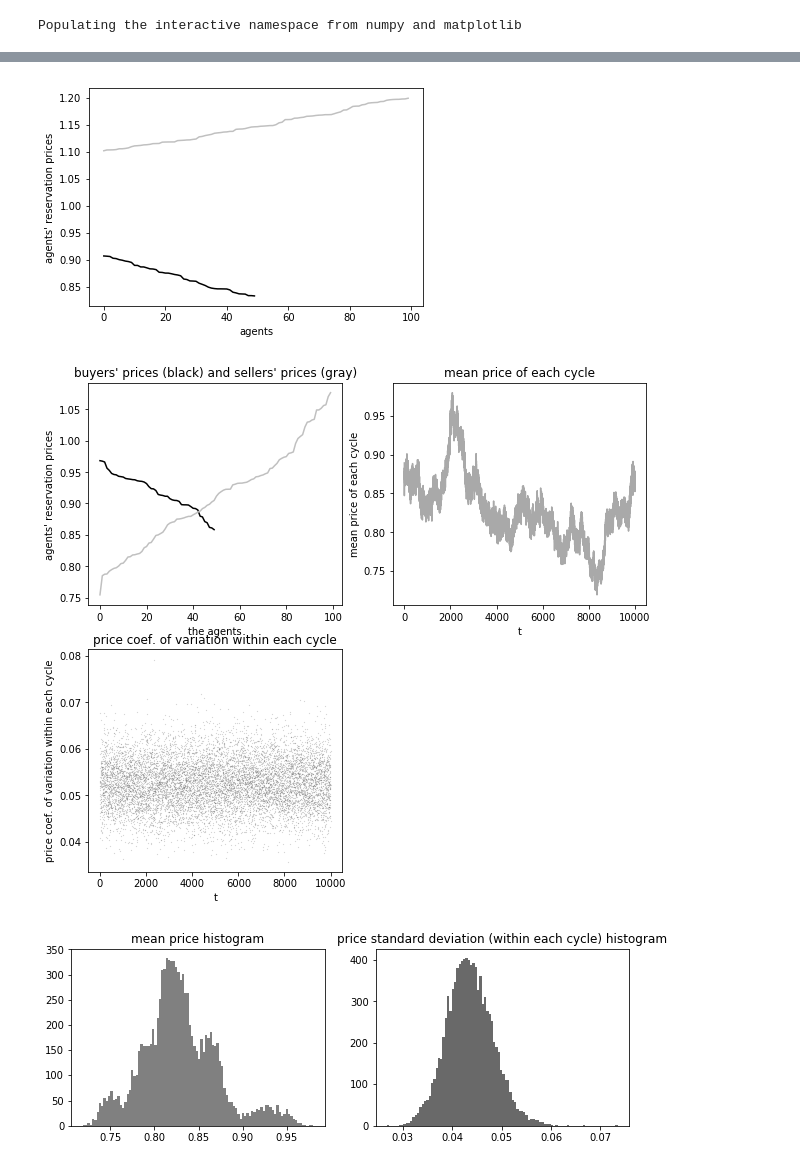
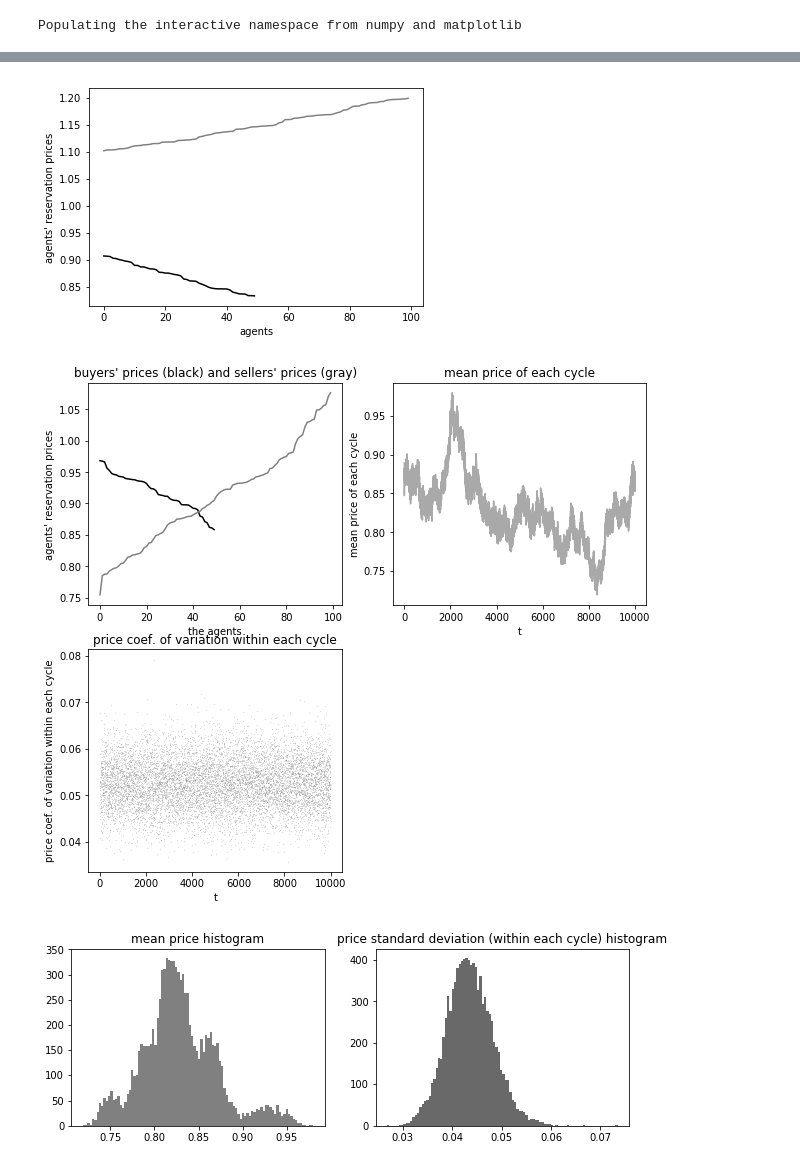
Before and after one commit to terna/microHayekianMarket, a Jupyter notebook: microHayekianMarkeBW2.ipynb, the cells around one changed output, grey strips where cells are left out. Cells and saved outputs as stored; diff of their text form; code cells hidden in the pictures.

```diff
--- a/microHayekianMarkeBW2.ipynb
+++ b/microHayekianMarkeBW2.ipynb
@@ -87,7 +87,7 @@ def warmingUp():
 
     plt.figure(0)
     plt.plot(sorted(buyerPriceList,reverse=True),"black");
-    plt.plot(sorted(sellerPriceList),"silver");
+    plt.plot(sorted(sellerPriceList),"gray");
     xlabel("agents");
     ylabel("agents' reservation prices");
 # %%
@@ -150,7 +150,7 @@ for t in range(1,nCycles+1):
 
         plt.subplot(221)
         plt.plot(sorted(buyerPriceList,reverse=True),"black")
-        plt.plot(sorted(sellerPriceList),"silver")
+        plt.plot(sorted(sellerPriceList),"gray")
         plt.title(\
             "buyers' prices (black) and sellers' prices (gray)")
         xlabel("the agents")
@@ -166,36 +166,36 @@ for t in range(1,nCycles+1):
         plt.title("price coef. of variation within each cycle")
         coefOfVariation=[]
         for m in range(len(meanPriceStDev_ts)):
             coefOfVariation.append(meanPriceStDev_ts[m]/
                                    meanPrice_ts[m])
-        plt.plot(coefOfVariation,".",markersize=0.2,color="dimgray")
+        plt.plot(coefOfVariation,".",markersize=0.2,color="gray")
         xlabel("t")
         ylabel("price coef. of variation within each cycle")
         #plt.show() #activate to see intermadiate plots
         #time.sleep(0.1)
 
 # hist crashes with NaN
 meanPrice_ts_hist=[]
 for k in range(len(meanPrice_ts)):
     if not math.isnan(meanPrice_ts[k]):
         meanPrice_ts_hist.append(meanPrice_ts[k])
 meanPriceStDev_ts_hist=[]
 for k in range(len(meanPriceStDev_ts)):
     if not math.isnan(meanPriceStDev_ts[k]):
         meanPriceStDev_ts_hist.append(meanPriceStDev_ts[k])
 plt.figure(2,figsize=(10,3.25))
 plt.subplot(121)
 if meanPrice_ts_hist != []:
     plt.title("mean price histogram")
     plt.hist(meanPrice_ts_hist,100,color="gray");
 plt.subplot(122)
 if meanPriceStDev_ts_hist != []:
     plt.title("price standard deviation (within each cycle) histogram")
     plt.hist(meanPriceStDev_ts_hist,100,color="dimgray");
 # %% [output]
 [interactive output not drawn]
-[figure, old version]
+[figure, new version]
-[figure, old version]
+[figure, new version]
 [figure]
 # %%
 # unstructured case
```
Also changed, not shown: parts of 1 cell of this notebook, 3 other files.
